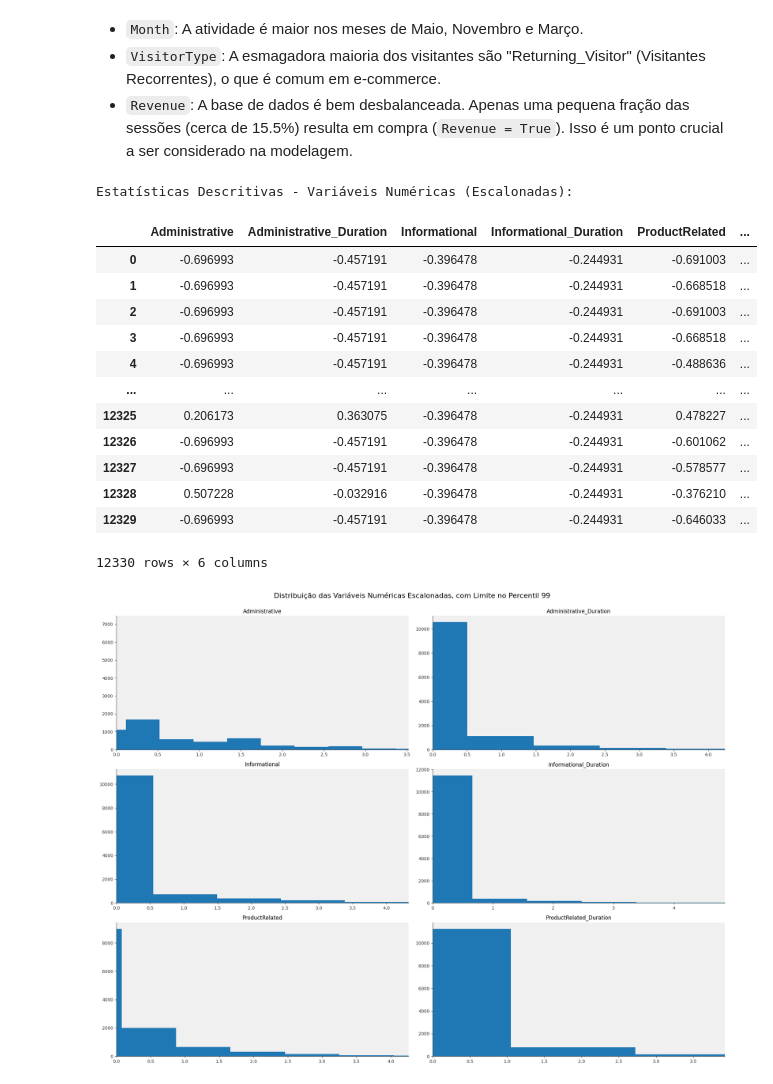
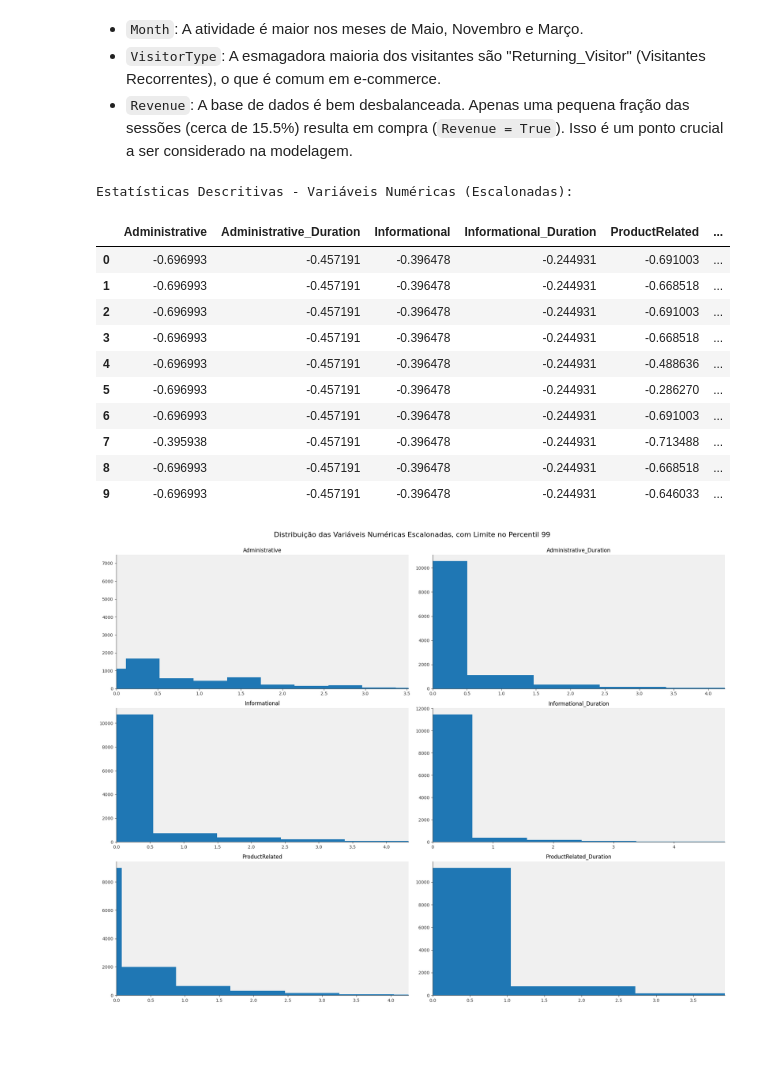
Before and after one commit to 0ace-jk/atividades_ebac, a Jupyter notebook: mod_29_tarefa_01.ipynb, the cells around one changed output. Cells and saved outputs as stored; diff of their text form; code cells hidden in the pictures; blank space fills up the shorter version.

```diff
--- a/mod_29_tarefa_01.ipynb
+++ b/mod_29_tarefa_01.ipynb
@@ -152,31 +152,29 @@ plt.show()
 # %%
 from sklearn.preprocessing import StandardScaler
 
 colunas_escopo = ['Administrative', 'Administrative_Duration', 'Informational',
 'Informational_Duration', 'ProductRelated', 'ProductRelated_Duration']
 
 df_escopo = df[colunas_escopo]
 
 scaler = StandardScaler()
 df_escopo_scaled = scaler.fit_transform(df_escopo)
 df_escopo_scaled = pd.DataFrame(df_escopo_scaled, columns=colunas_escopo)
 print("Estatísticas Descritivas - Variáveis Numéricas (Escalonadas):")
-df_escopo_scaled
+df_escopo_scaled.head(10)
 # %% [output]
 Estatísticas Descritivas - Variáveis Numéricas (Escalonadas):
 |  | Administrative | Administrative_Duration | Informational | Informational_Duration | ProductRelated | ... |
 | 0 | -0.696993 | -0.457191 | -0.396478 | -0.244931 | -0.691003 | ... |
 | 1 | -0.696993 | -0.457191 | -0.396478 | -0.244931 | -0.668518 | ... |
 | 2 | -0.696993 | -0.457191 | -0.396478 | -0.244931 | -0.691003 | ... |
 | 3 | -0.696993 | -0.457191 | -0.396478 | -0.244931 | -0.668518 | ... |
 | 4 | -0.696993 | -0.457191 | -0.396478 | -0.244931 | -0.488636 | ... |
-| ... | ... | ... | ... | ... | ... | ... |
-| 12325 | 0.206173 | 0.363075 | -0.396478 | -0.244931 | 0.478227 | ... |
-| 12326 | -0.696993 | -0.457191 | -0.396478 | -0.244931 | -0.601062 | ... |
-| 12327 | -0.696993 | -0.457191 | -0.396478 | -0.244931 | -0.578577 | ... |
-| 12328 | 0.507228 | -0.032916 | -0.396478 | -0.244931 | -0.376210 | ... |
-| 12329 | -0.696993 | -0.457191 | -0.396478 | -0.244931 | -0.646033 | ... |
+| 5 | -0.696993 | -0.457191 | -0.396478 | -0.244931 | -0.286270 | ... |
+| 6 | -0.696993 | -0.457191 | -0.396478 | -0.244931 | -0.691003 | ... |
+| 7 | -0.395938 | -0.457191 | -0.396478 | -0.244931 | -0.713488 | ... |
+| 8 | -0.696993 | -0.457191 | -0.396478 | -0.244931 | -0.668518 | ... |
+| 9 | -0.696993 | -0.457191 | -0.396478 | -0.244931 | -0.646033 | ... |
-12330 rows × 6 columns
 # %%
 axes_array_scaled = df_escopo_scaled.hist(bins=20, figsize=(20, 15))
 
```
Also changed, not shown: parts of 1 cell of this notebook.
